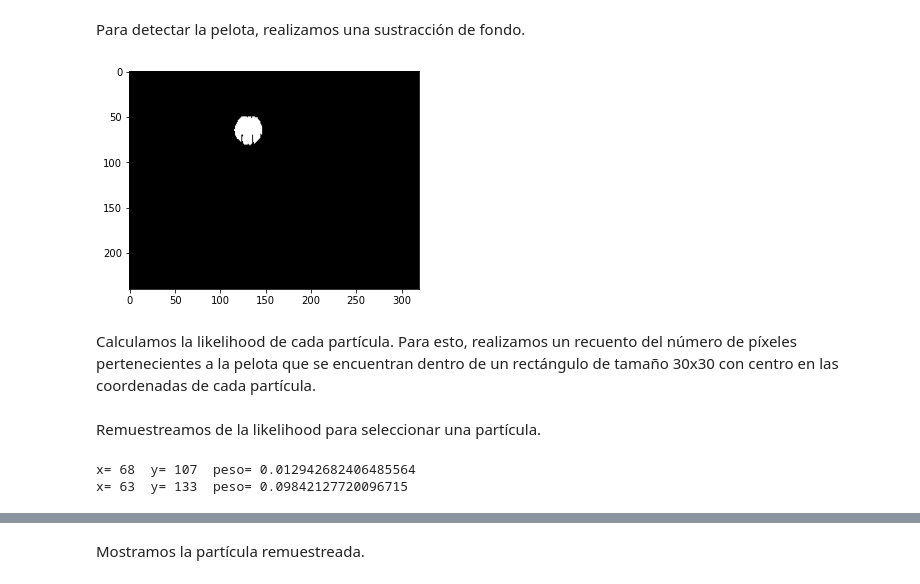
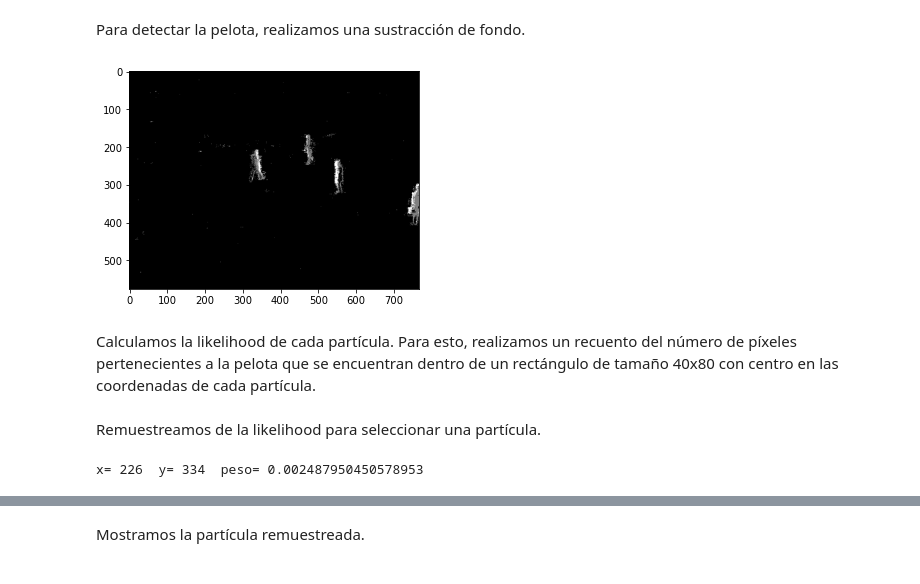
Before and after one commit to SergioHdezG/ParticleFilterVisualTracking, a Jupyter notebook: particle_filter_tracking.ipynb, the cells around one changed output, grey strips where cells are left out. Saved outputs shown, nothing was run; the diff lists cells and outputs as text; code cells hidden in the pictures.

```diff
--- a/particle_filter_tracking.ipynb
+++ b/particle_filter_tracking.ipynb
@@ -73,13 +75,20 @@ plt.show()
 # %% [markdown]
 Para detectar la pelota, realizamos una sustracción de fondo.
-# %%
-# Sustraccion de fondo
-th = np.abs(np.float32(frame) - np.float32(fondo)) > 70
-th = np.uint8(th * 255)
-plt.imshow(th, cmap='gray')
-plt.show()
-# %% [output]
-[figure, removed]
+# %%
+# Sustraccion de fondo
+fgbg = cv2.createBackgroundSubtractorMOG2()
+kernel = cv2.getStructuringElement(cv2.MORPH_RECT, (5, 5))
+
+# La sustracción de fondo necesita procesar varios frames consecutivos.
+for i in range(11):
+    frame_rgb = mpimg.imread(ruta_img[i])
+    th = fgbg.apply(frame_rgb)
+    th = cv2.erode(th, kernel)
+th = fgbg.apply(frame_rgb)
+plt.imshow(th, cmap='gray')
+plt.show()
+# %% [output]
+[figure, added]
 # %% [markdown]
-Calculamos la likelihood de cada partícula. Para esto, realizamos un recuento del número de píxeles pertenecientes a la pelota que se encuentran dentro de un rectángulo de tamaño 30x30 con centro en las coordenadas de cada partícula.
+Calculamos la likelihood de cada partícula. Para esto, realizamos un recuento del número de píxeles pertenecientes a la pelota que se encuentran dentro de un rectángulo de tamaño 40x80 con centro en las coordenadas de cada partícula.
 # %%
@@ -103,13 +112,5 @@ y_sample = particulas['estados'][index,0]
 x_sample  = particulas['estados'][index,1]
 
 print('x=', y_sample, ' y=', x_sample, ' peso=', particulas['peso'][index])
-
-# Estas lineas de código nos muestran la partíocula más probable
-index_best = np.argmax(particulas['peso'])
-y_best = particulas['estados'][index_best,0]
-x_best  = particulas['estados'][index_best,1]
-
-print('x=', y_best, ' y=', x_best, ' peso=', particulas['peso'][index_best])
 # %% [output]
-x= 68  y= 107  peso= 0.012942682406485564
-x= 63  y= 133  peso= 0.09842127720096715
+x= 226  y= 334  peso= 0.002487950450578953
```
Also changed, not shown: parts of 41 cells of this notebook, 2 other files.
